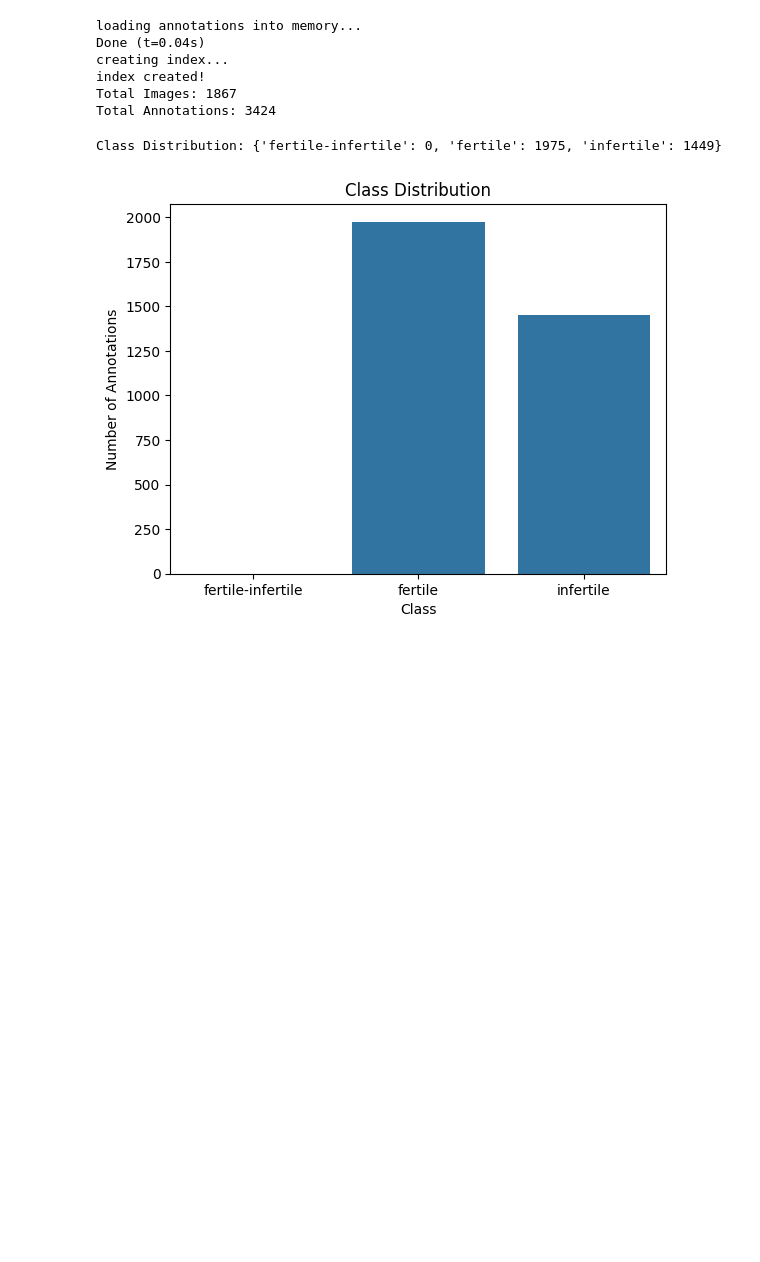
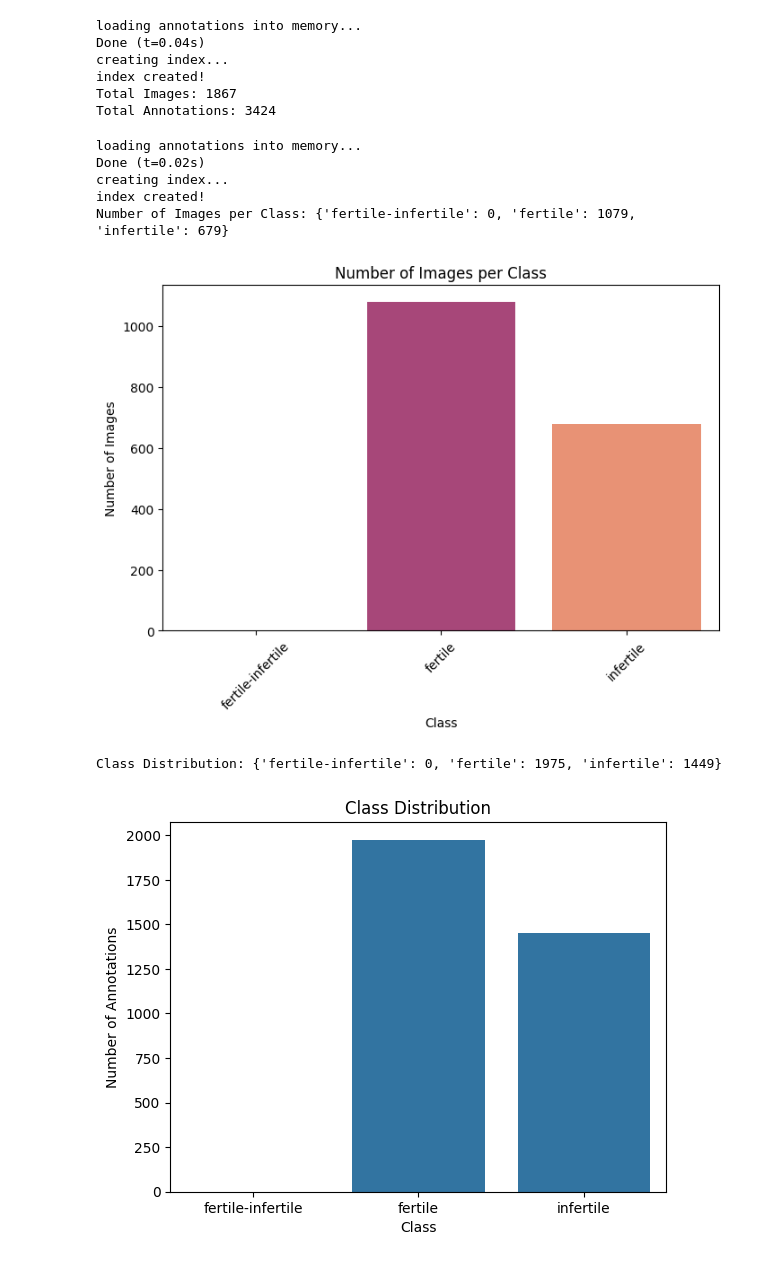
Before and after one commit to KisirinyaSirajje/egg_fertile_infertile_detection, a Jupyter notebook: EDAfor_train.ipynb, the cells around one changed output. Cells and saved outputs as stored; diff of their text form; code cells hidden in the pictures; blank space fills up the shorter version.

```diff
--- a/EDA.ipynb
+++ b/EDAfor_train.ipynb
@@ -24,6 +24,60 @@ creating index...
 index created!
 Total Images: 1867
 Total Annotations: 3424
+# %%
+from pycocotools.coco import COCO
+import matplotlib.pyplot as plt
+import os
+import seaborn as sns
+
+# Path to the COCO annotation file
+annotation_file = "C:/Users/sirajje/Desktop/new egg dataset/train/_annotations.coco.json"
+
+# Load COCO annotations
+coco = COCO(annotation_file)
+
+# Get category IDs and names
+categories = coco.loadCats(coco.getCatIds())
+category_names = {cat['id']: cat['name'] for cat in categories}
+
+# Initialize class counts (counting images, not annotations)
+class_image_counts = {name: 0 for name in category_names.values()}
+
+# Get all image IDs
+image_ids = coco.getImgIds()
+
+# Count images per class
+for img_id in image_ids:
+    ann_ids = coco.getAnnIds(imgIds=img_id)  # Get all annotations for the image
+    unique_classes = set()  # To store unique class IDs in this image
+
+    for ann in coco.loadAnns(ann_ids):
+        unique_classes.add(ann['category_id'])  # Store unique category ID
+
+    # Increment count for each class found in this image
+    for class_id in unique_classes:
+        class_name = category_names[class_id]
+        class_image_counts[class_name] += 1
+
+# Print image distribution per class
+print("Number of Images per Class:", class_image_counts)
+
+# Plot image distribution per class
+plt.figure(figsize=(8, 5))
+sns.barplot(x=list(class_image_counts.keys()), y=list(class_image_counts.values()), hue=list(class_image_counts.keys()), legend=False, palette="magma")
+
+plt.title("Number of Images per Class")
+plt.xlabel("Class")
+plt.ylabel("Number of Images")
+plt.xticks(rotation=45)
+plt.show()
+# %% [output]
+loading annotations into memory...
+Done (t=0.02s)
+creating index...
+index created!
+Number of Images per Class: {'fertile-infertile': 0, 'fertile': 1079, 'infertile': 679}
+[figure, added]
 # %%
 #Analyze Class Distribution for each class
 
```
Also changed, not shown: parts of 1 cell of this notebook, 2 other files.
